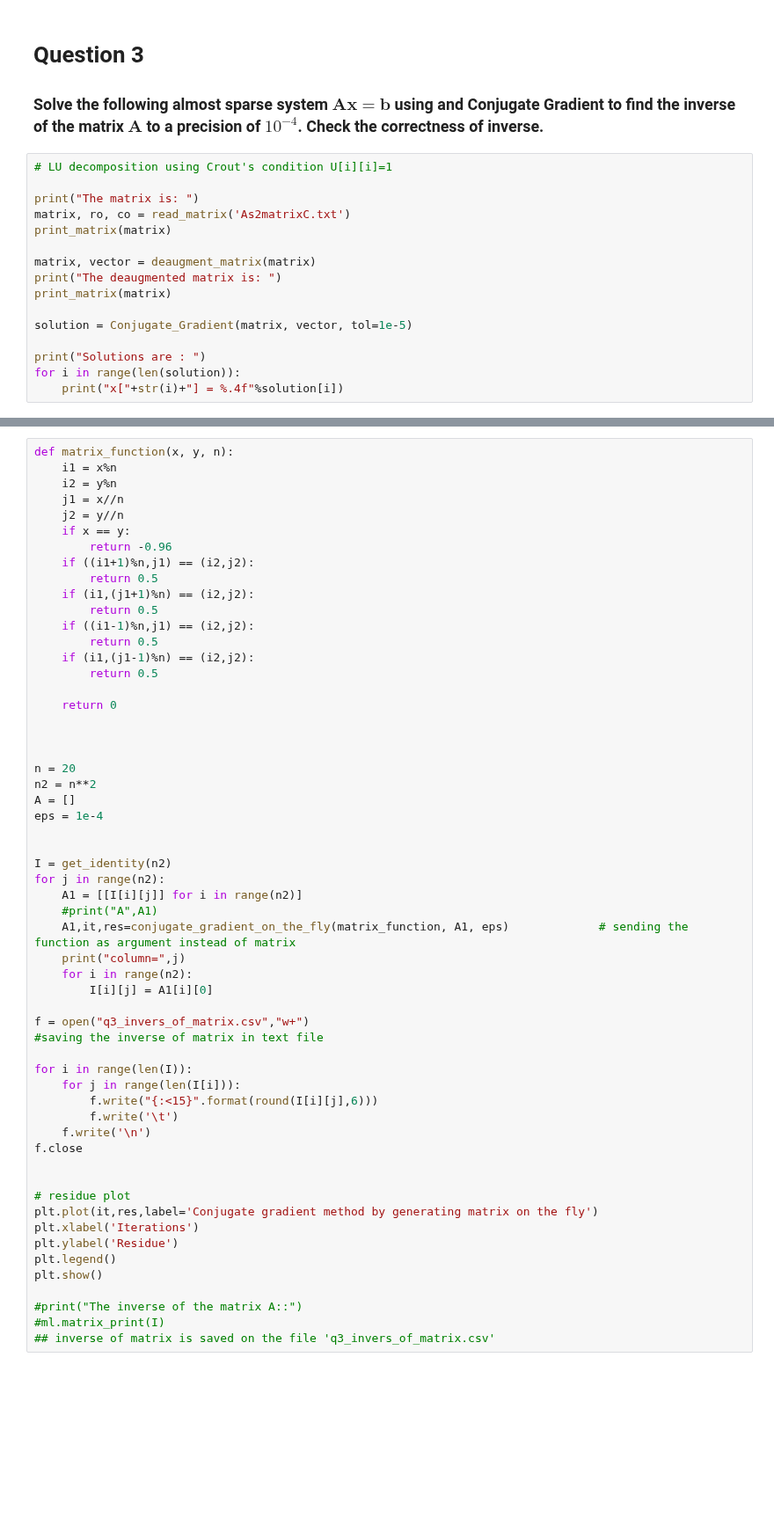
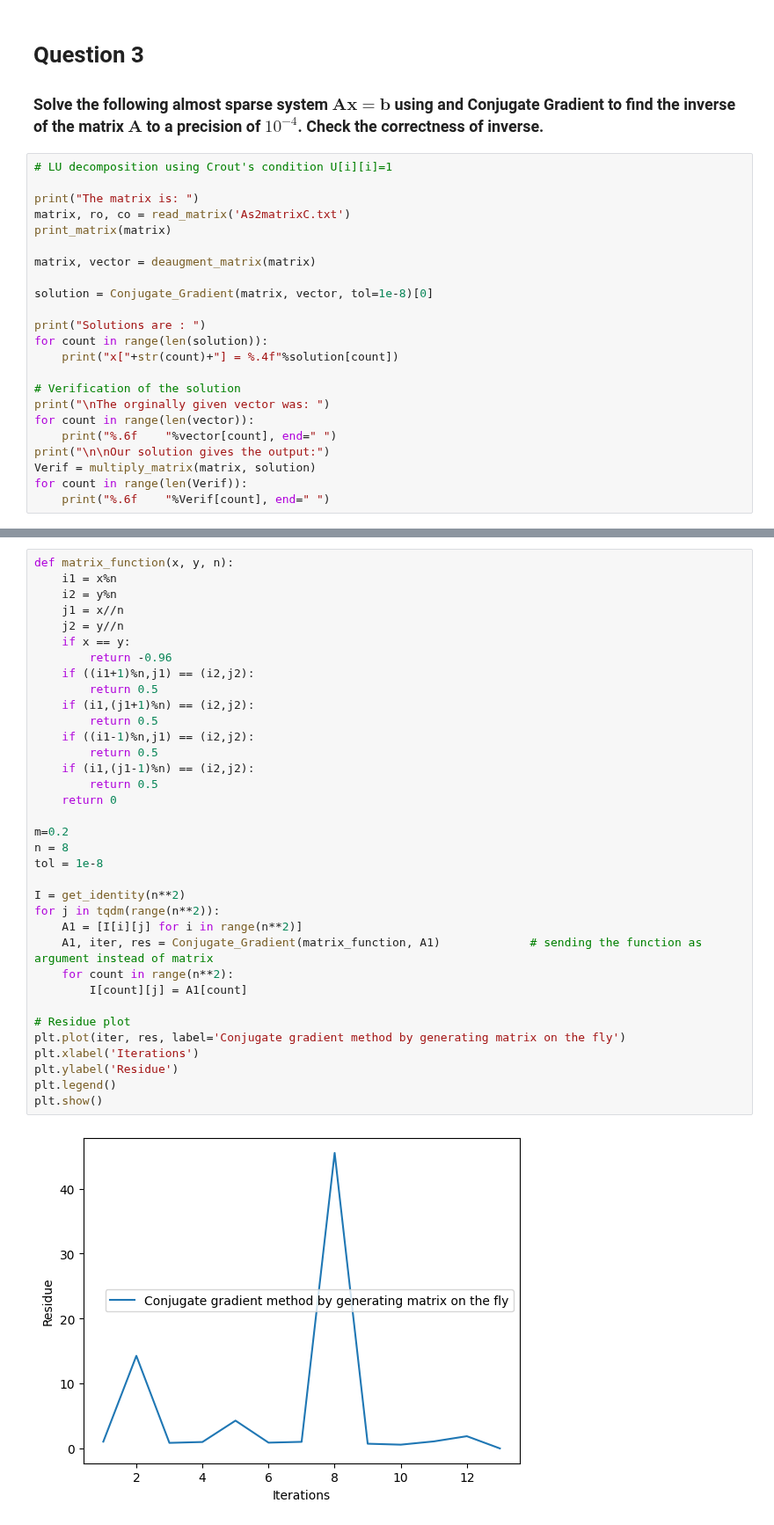
Before and after one commit to chandan-kumarsahu/P452-Computational-Physics, a Jupyter notebook: Assignment_2/As2.ipynb, the cells around one changed output, grey strips where cells are left out. Shown at 88% size. Drawn from its saved outputs; the diff is of its cells as text; blank space fills up the shorter version.

```diff
--- a/Assignment_2/As2.ipynb
+++ b/Assignment_2/As2.ipynb
@@ -216,14 +216,21 @@ matrix, ro, co = read_matrix('As2matrixC.txt')
 print_matrix(matrix)
 
 matrix, vector = deaugment_matrix(matrix)
-print("The deaugmented matrix is: ")
-print_matrix(matrix)
 
-solution = Conjugate_Gradient(matrix, vector, tol=1e-5)
+solution = Conjugate_Gradient(matrix, vector, tol=1e-8)[0]
 
 print("Solutions are : ")
-for i in range(len(solution)):
-    print("x["+str(i)+"] = %.4f"%solution[i])
+for count in range(len(solution)):
+    print("x["+str(count)+"] = %.4f"%solution[count])
+
+# Verification of the solution
+print("\nThe orginally given vector was: ")
+for count in range(len(vector)):
+    print("%.6f    "%vector[count], end=" ")
+print("\n\nOur solution gives the output:")
+Verif = multiply_matrix(matrix, solution)
+for count in range(len(Verif)):
+    print("%.6f    "%Verif[count], end=" ")
 # %% [output]
 The matrix is:
 2.0    -3.0   0.0    0.0    0.0    0.0    -1.6666666666666667
@@ -378,57 +256,37 @@ def conjugate_gradient(A, B, x0, eps):
 # %%
 def matrix_function(x, y, n):
     i1 = x%n
     i2 = y%n
     j1 = x//n
     j2 = y//n
     if x == y:
         return -0.96
     if ((i1+1)%n,j1) == (i2,j2):
         return 0.5
     if (i1,(j1+1)%n) == (i2,j2):
         return 0.5
     if ((i1-1)%n,j1) == (i2,j2):
         return 0.5
     if (i1,(j1-1)%n) == (i2,j2):
         return 0.5
-
     return 0
 
+m=0.2
+n = 8
+tol = 1e-8
 
+I = get_identity(n**2)
+for j in tqdm(range(n**2)):
+    A1 = [I[i][j] for i in range(n**2)]
+    A1, iter, res = Conjugate_Gradient(matrix_function, A1)             # sending the function as argument instead of matrix
+    for count in range(n**2):
+        I[count][j] = A1[count]
 
-n = 20
-n2 = n**2
-A = []
-eps = 1e-4
-
-
-I = get_identity(n2)
-for j in range(n2):
-    A1 = [[I[i][j]] for i in range(n2)]
-    #print("A",A1)
-    A1,it,res=conjugate_gradient_on_the_fly(matrix_function, A1, eps)             # sending the function as argument instead of matrix
-    print("column=",j)
-    for i in range(n2):
-        I[i][j] = A1[i][0]
-
-f = open("q3_invers_of_matrix.csv","w+")
-#saving the inverse of matrix in text file
-
-for i in range(len(I)):
-    for j in range(len(I[i])):
-        f.write("{:<15}".format(round(I[i][j],6)))
-        f.write('\t')
-    f.write('\n')
-f.close
-
-
-# residue plot
-plt.plot(it,res,label='Conjugate gradient method by generating matrix on the fly')
+# Residue plot
+plt.plot(iter, res, label='Conjugate gradient method by generating matrix on the fly')
 plt.xlabel('Iterations')
 plt.ylabel('Residue')
 plt.legend()
 plt.show()
-
-#print("The inverse of the matrix A::")
-#ml.matrix_print(I)
-## inverse of matrix is saved on the file 'q3_invers_of_matrix.csv'
+# %% [output]
+[figure, added]
```
Also changed, not shown: parts of 9 cells of this notebook, 17 other files.
